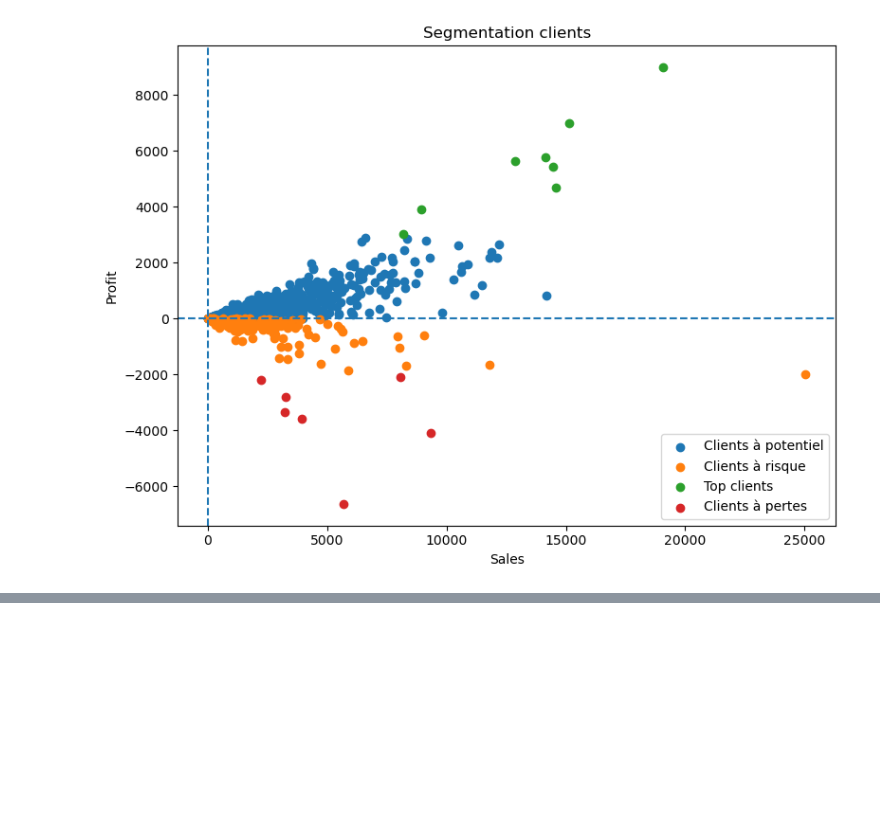
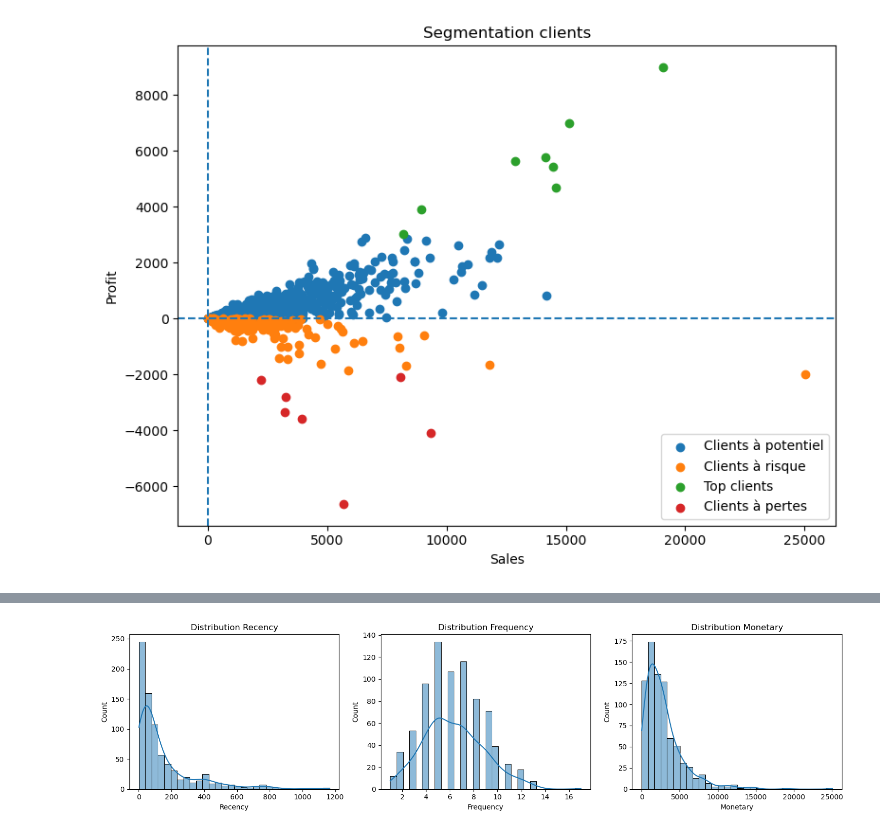
Before and after one commit to msshaqura/project_superstore, a Jupyter notebook: sample_superstore.ipynb, the cells around one changed output, grey strips where cells are left out. Drawn from its saved outputs; the diff is of its cells as text; code cells hidden in the pictures; blank space fills up the shorter version.

Commit message:
ajout graphique RFM

```diff
--- a/sample_superstore.ipynb
+++ b/sample_superstore.ipynb
@@ -576,3 +576,26 @@ plt.tight_layout()
 plt.show()
 # %% [output]
 [figure]
+# %%
+# Construction RFM
+
+# Date de référence (lendemain de la dernière commande)
+ref_date = df_cleaned['order_date'].max() + pd.Timedelta(days=1)
+
+# Construction RFM
+rfm = (
+    df_cleaned
+    .groupby('customer_id')
+    .agg({
+        'order_date': lambda x: (ref_date - x.max()).days,  # Recency
+        'order_id': 'nunique',                              # Frequency
+        'sales': 'sum'                                      # Monetary
+    })
+    .rename(columns={
+        'order_date': 'Recency',
+        'order_id': 'Frequency',
+        'sales': 'Monetary'
+    })
+)
+
+rfm.head()
@@ -578,0 +626,19 @@ plt.show()
+# %%
+plt.figure(figsize=(15,4))
+
+plt.subplot(1,3,1)
+sns.histplot(rfm["Recency"], bins=30, kde=True)
+plt.title("Distribution Recency")
+
+plt.subplot(1,3,2)
+sns.histplot(rfm["Frequency"], bins=30, kde=True)
+plt.title("Distribution Frequency")
+
+plt.subplot(1,3,3)
+sns.histplot(rfm["Monetary"], bins=30, kde=True)
+plt.title("Distribution Monetary")
+
+plt.tight_layout()
+plt.show()
+# %% [output]
+[figure, added]
```
Also changed, not shown: parts of 5 cells of this notebook.
